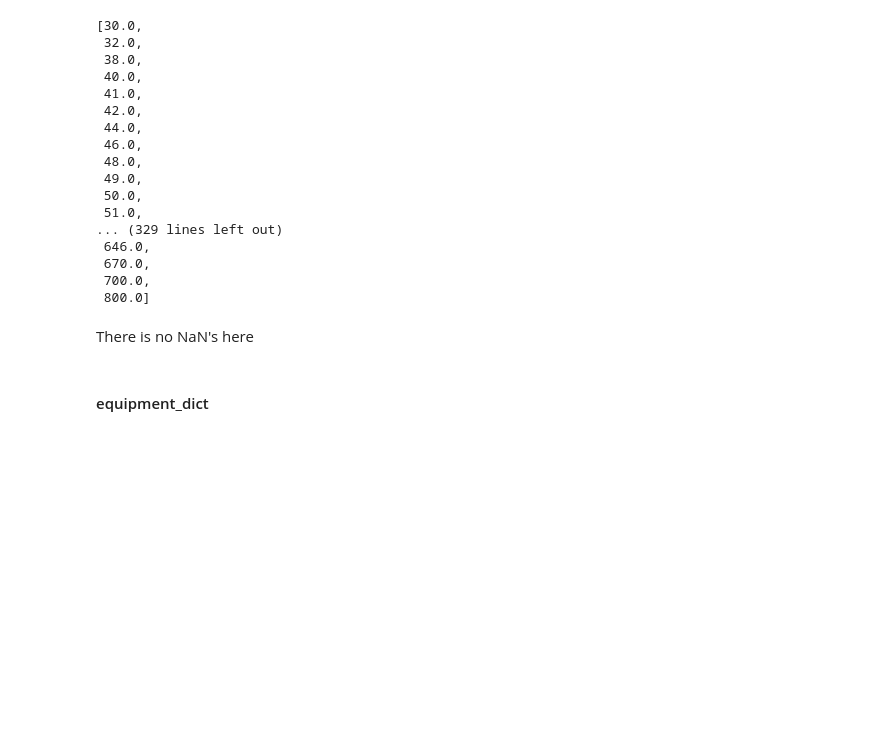
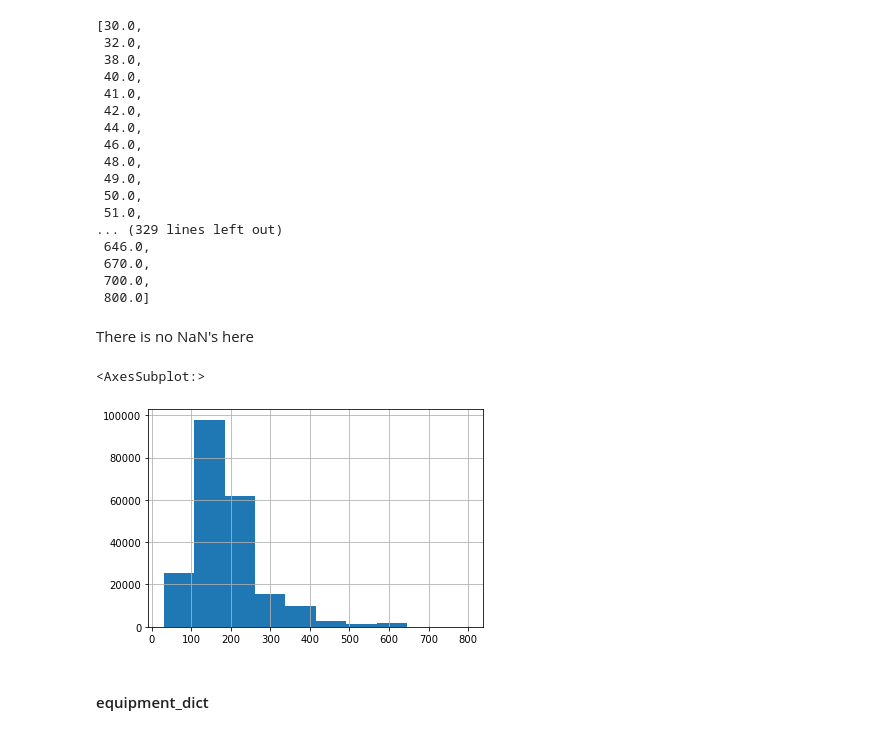
Before and after one commit to gir2017/teamwork_kaggle, a Jupyter notebook: module_5/select_auto.ipynb, the cells around one changed output. Cells and saved outputs as stored; diff of their text form; code cells hidden in the pictures; blank space fills up the shorter version.

```diff
--- a/module_5/select_auto.ipynb
+++ b/module_5/select_auto.ipynb
@@ -1086,6 +1086,11 @@ sorted(bined_df['enginePower'] .unique())
  800.0]
 # %% [markdown]
 There is no NaN's here
+# %%
+bined_df.enginePower.hist()
+# %% [output]
+<AxesSubplot:>
+[figure, added]
 # %% [markdown]
 #### equipment_dict
 # %%
```
Also changed, not shown: parts of 150 cells of this notebook.
